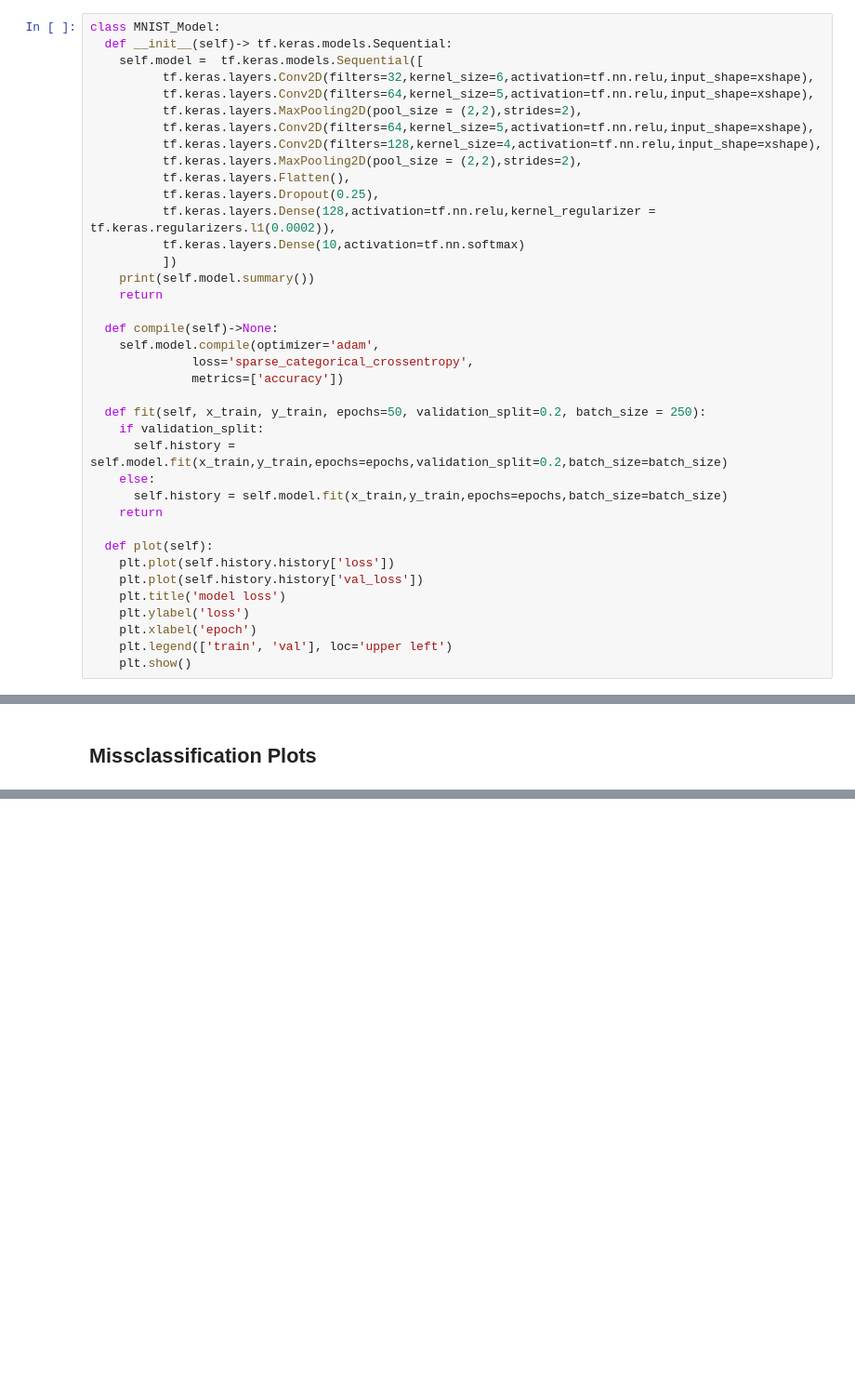
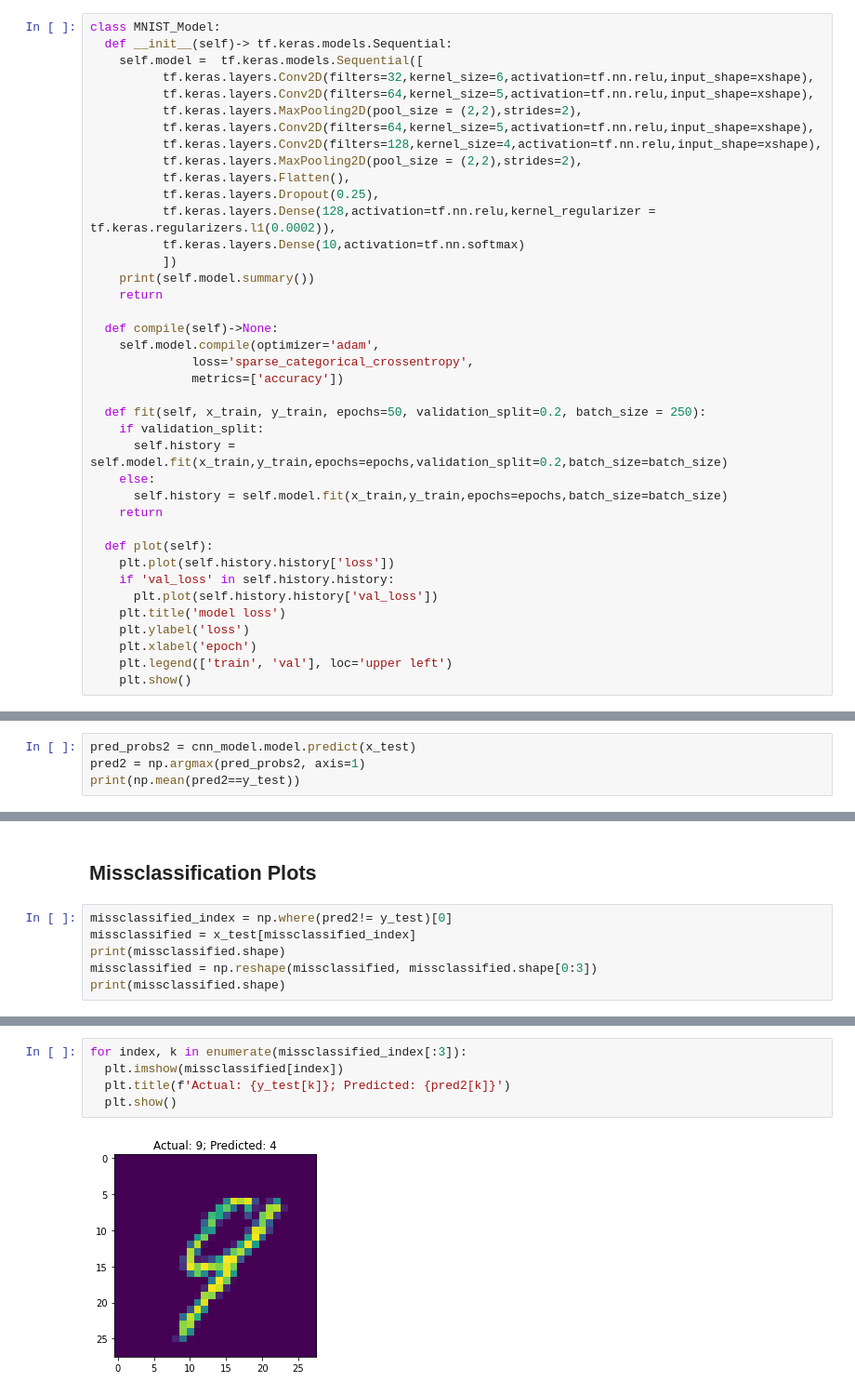
Before and after one commit to rohitashwachaks/advanced_optimisation, a Jupyter notebook: Assignments/HW1.ipynb, the cells around one changed output, grey strips where cells are left out. Shown at 93% size. Saved outputs shown, nothing was run; the diff lists cells and outputs as text; blank space fills up the shorter version.

```diff
--- a/Assignments/HW1.ipynb
+++ b/Assignments/HW1.ipynb
@@ -70,7 +70,8 @@ class MNIST_Model:
 
   def plot(self):
     plt.plot(self.history.history['loss'])
-    plt.plot(self.history.history['val_loss'])
+    if 'val_loss' in self.history.history:
+      plt.plot(self.history.history['val_loss'])
     plt.title('model loss')
     plt.ylabel('loss')
     plt.xlabel('epoch')
@@ -147,2 +150,6 @@ Epoch 4/50
 # %% [markdown]
 ## How does retraining on the whole training set impact on the MNIST test set?
+# %%
+pred_probs2 = cnn_model.model.predict(x_test)
+pred2 = np.argmax(pred_probs2, axis=1)
+print(np.mean(pred2==y_test))
@@ -149,2 +162,8 @@ Epoch 4/50
 # %% [markdown]
 ## Missclassification Plots
+# %%
+missclassified_index = np.where(pred2!= y_test)[0]
+missclassified = x_test[missclassified_index]
+print(missclassified.shape)
+missclassified = np.reshape(missclassified, missclassified.shape[0:3])
+print(missclassified.shape)
@@ -150,0 +173,7 @@ Epoch 4/50
+# %%
+for index, k in enumerate(missclassified_index[:3]):
+  plt.imshow(missclassified[index])
+  plt.title(f'Actual: {y_test[k]}; Predicted: {pred2[k]}')
+  plt.show()
+# %% [output]
+[figure, added]
```
Also changed, not shown: parts of 5 cells of this notebook.
